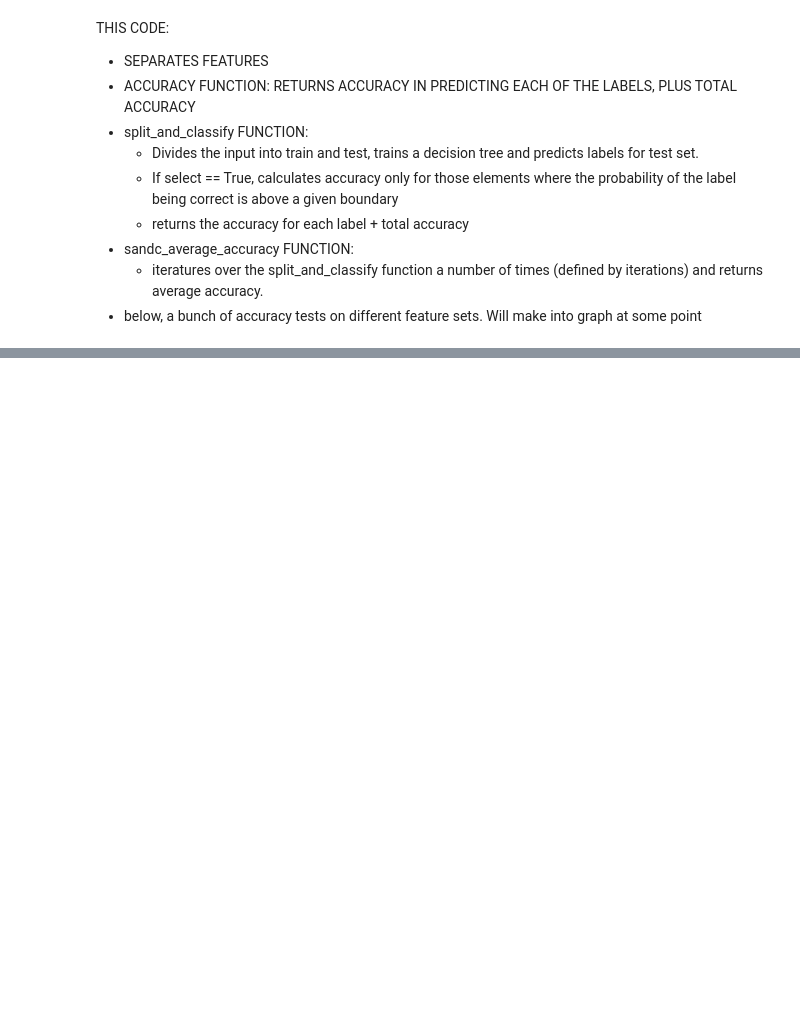
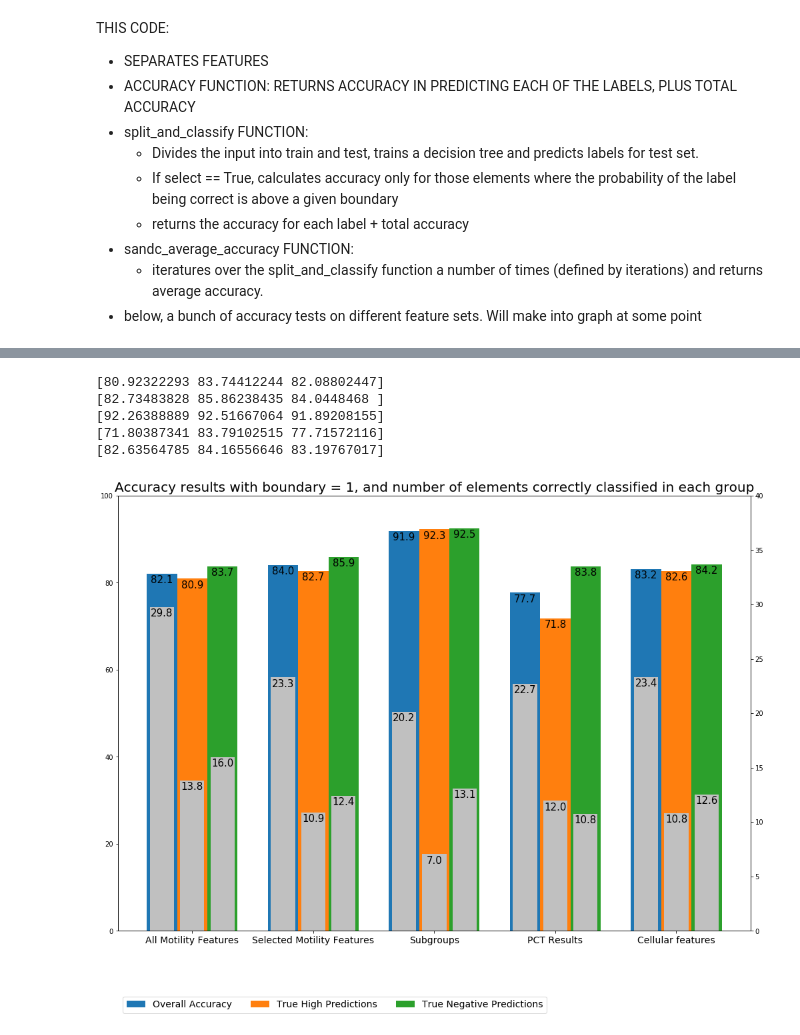
Before and after one commit to maxoblein/bovine_ivf, a Jupyter notebook: ivf_data_analysis-Elena_classifier.ipynb, the cells around one changed output, grey strips where cells are left out. Saved outputs shown, nothing was run; the diff lists cells and outputs as text; code cells hidden in the pictures; blank space fills up the shorter version.

Commit message:
more on binary trees

```diff
--- a/ivf_data_analysis-Elena_classifier.ipynb
+++ b/ivf_data_analysis-Elena_classifier.ipynb
@@ -132,13 +203,13 @@ def accuracy(correct, predicted, classes):
 # returns matrix where last item is total accuracy (number of correct guesses) and first items
 # are accuracy of prediction for each label (in the order they were inputted in classes)
 # %%
+# NOTE! THIS IS ONLY FOR BINARY OUTCOMES
 def split_and_classify(data, labels, output_labels = ["High", "Low"],  select = False, boundary = 1, prints = True):
-    train, test, output_train, output_test = train_test_split(data, labels, test_size=0.20)#, random_state=42)
-    clf = DecisionTreeClassifier(min_samples_leaf = 10, criterion = "entropy")
+    train, test, output_train, output_test = train_test_split(data, labels, test_size=0.20)
+    clf = DecisionTreeClassifier(min_samples_leaf = 6, criterion = "entropy")
     tree_class = clf.fit(train, output_train)
-    #export_graphviz(clf, out_file = "decision_tree.dot", class_names = output_labels)
+   # export_graphviz(clf, out_file = "decision_tree.dot", class_names = output_labels, feature_names = ["VCL", "LIN", "DNC"])
     # type on command line: dot -Tpng decision_tree.dot -o decision_tree.png
-
     #print(clf.get_depth(), clf.get_n_leaves())
     results = clf.predict(test)
     #print("importance of each feature:")
@@ -146,22 +217,25 @@ def split_and_classify(data, labels, output_labels = ["High", "Low"],  select =
     probs = clf.predict_proba(test)
     if select == True:
         results_length = len(results)
-        results = np.hstack((results[np.where(probs[:,0] >= boundary)], results[np.where(probs[:,1] >= boundary)]))
+        positive = results[np.where(probs[:,0] >= boundary)]
+        negative = results[np.where(probs[:,1] >= boundary)]
+        results = np.hstack((positive, negative))
         output_test = np.hstack((output_test[np.where(probs[:,0] >= boundary)], output_test[np.where(probs[:,1] >= boundary)]))
         if prints == True:
-            print("Elements with absolute certainty:", len(results), "(", 100* len(results)/results_length, "%)")
-    acc = accuracy(output_test, results, output_labels)
+            print("Elements with certainty within boundary:", len(results), "(", 100* len(results)/results_length, "%)")
+    acc, element_num = accuracy(output_test, results, output_labels)
     if prints == True:
         print("Accuracy: (per label and total)")
         print(acc)
-
-    return acc
+    return acc, element_num
 # %%
-def sandc_average_accuracy(data, labels, output_labels = ["High", "Low"],  select = False, boundary = 1, iterations = 10):
-    acc = split_and_classify(data, labels, output_labels = output_labels, select = select, boundary = boundary, prints = False)
+def sandc_average_accuracy(data, labels, boundary, iterations = 20, select = True):
+    acc, element_num = split_and_classify(data, labels, prints = False)
     for it in range(iterations-1):
-        new_acc = split_and_classify(data, labels, output_labels = output_labels, select = select, boundary = boundary, prints = False)
+        new_acc, new_element_num = split_and_classify(data, labels, boundary = boundary, select = select, prints = False)
         acc = acc + new_acc
+        element_num = element_num + new_element_num
     total_acc = acc/iterations
+    total_elements = element_num/iterations
     print(total_acc)
-    return total_acc
+    return total_acc, total_elements
@@ -187,0 +346,10 @@ acc = sandc_average_accuracy(motility2, cleavage_bin, select = True, boundary =
+# %%
+plot_accuracy_vs_elements(["motility", "motility2", "subgroups", "group_pct", "cell_chars"],
+                ["All Motility Features", "Selected Motility Features", "Subgroups", "PCT Results", "Cellular features"], blasrate_bin, 1)
+# %% [output]
+[80.92322293 83.74412244 82.08802447]
+[82.73483828 85.86238435 84.0448468 ]
+[92.26388889 92.51667064 91.89208155]
+[71.80387341 83.79102515 77.71572116]
+[82.63564785 84.16556646 83.19767017]
+[figure, added]
```
Also changed, not shown: parts of 19 cells of this notebook, 1 other file.
